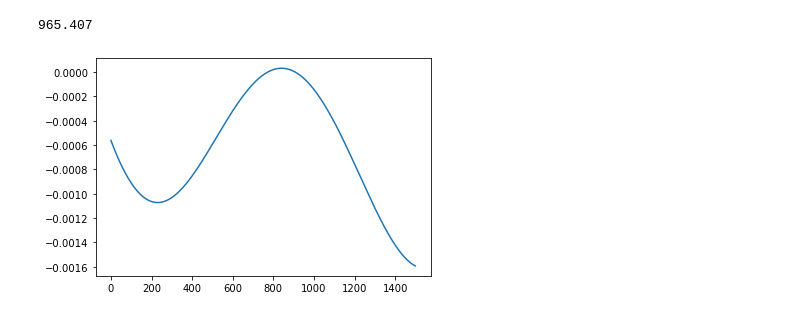
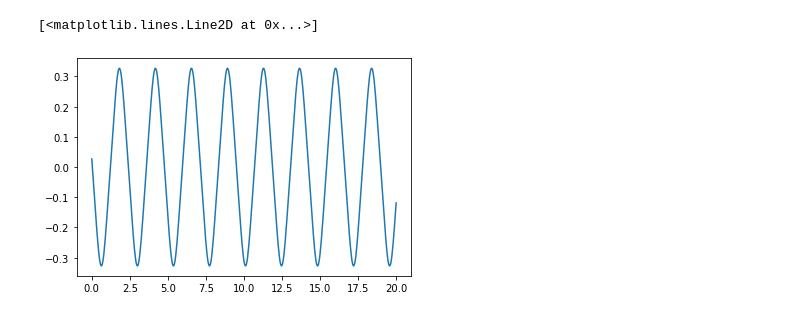
Before and after one commit to AdarshI/pendulum-simulations-77, a Jupyter notebook: pendulum_simulations.ipynb, the cells around one changed output. Cells and saved outputs as stored; diff of their text form; code cells hidden in the pictures.

```diff
--- a/pendulum_simulations.ipynb
+++ b/pendulum_simulations.ipynb
@@ -59,5 +67,33 @@ def runge_kutta_4(theta, omega, length, dt=1e-3):
 
     return ntheta, nomega
+# %%
+K = sps.ellipk
+
+def q(m):
+    return np.exp(-np.pi*K(1-m)/K(m))
+
+def theta_s(z, m):
+    a = ((np.sqrt(2*np.pi)*(q(m))**(1/4))/((m*(1-m))**(1/4)*np.sqrt(K(m))))
+    k = np.arange(10000)
+    sum = np.sum( (-1)**k * ((q(m))**(k*(k+1))) * np.sin(((2*k+1)*np.pi*z) / (2*K(m))) )
+    # for k in range(10000):
+    #     sum = sum + (-1)**k * ((q(m))**(k*(k+1))) * np.sin(((2*k+1)*np.pi*z) / (2*K(m)))
+    return a * sum
+
+def theta_n(z, m):
+    a = ((np.sqrt(2*np.pi))/(2*(1-m)**(1/4)*np.sqrt(K(m))))
+    k = np.arange(1, 10000)
+    sum = np.sum( (-1)**k * ((q(m))**(k**2)) * np.cos((k*np.pi*z) / (K(m))) )
+    # for k in range(10000):
+    #     sum = sum + (-1)**k * ((q(m))**(k*(k+1))) * np.sin(((2*k+1)*np.pi*z) / (2*K(m)))
+    return a * (1+2*sum)
+
+def sn(z, m):
+    return theta_s(z, m)/theta_n(z, m)
+
+def theta_analytic(t, theta_0, length):
+    omega_0 = np.sqrt(9.81/length)
+    return 2*np.arcsin(np.sin(theta_0/2) * sn(K(np.sin(theta_0/2)) - omega_0*t, (np.sin(theta_0/2))**2))
 # %%
 def simulate(times, theta_0, length, dt=1e-3, step_fn=runge_kutta_1):
     # times = np.arange(num_steps)*dt
@@ -134,12 +191,19 @@ No handles with labels found to put in legend.
-# %%
-diff = (theta_rk2-theta_rk1)[964500:966000]
-
-plt.plot(diff)
-
-np.where(np.abs(diff) < 1e-7)
-
-times[907+964500]
-# diff[907]
-# %% [output]
-965.407
-[figure, removed]
+# %%
+import csv
+f_csv = open('keisan.csv', 'r')
+read_rk4 = csv.reader(f_csv, delimiter=',')
+
+keitimes = []
+keithetas = []
+
+for row in read_rk4:
+    keitimes.append(float(row[0]))
+    keithetas.append(float(row[1]))
+
+keitimes = np.array(keitimes)
+keithetas = np.array(keithetas)
+
+plt.plot(keitimes, keithetas-theta_an)
+# %% [output]
+[<matplotlib.lines.Line2D at 0x...>]
+[figure, added]
```
Also changed, not shown: parts of 6 cells of this notebook.
